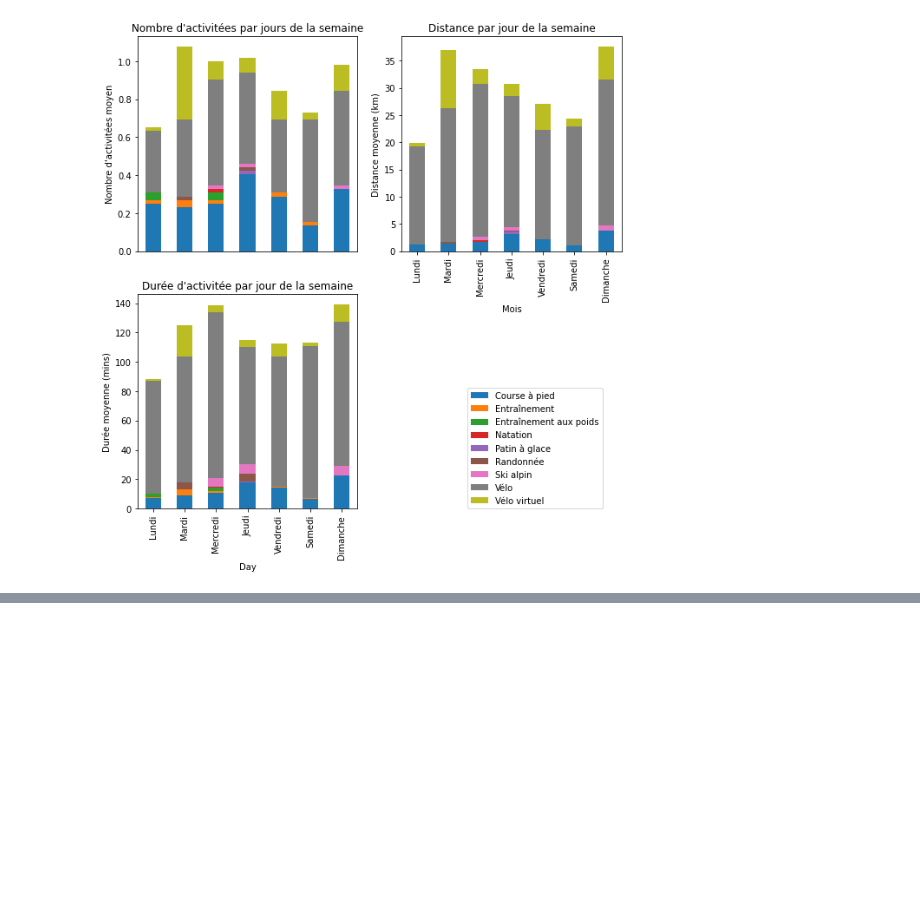
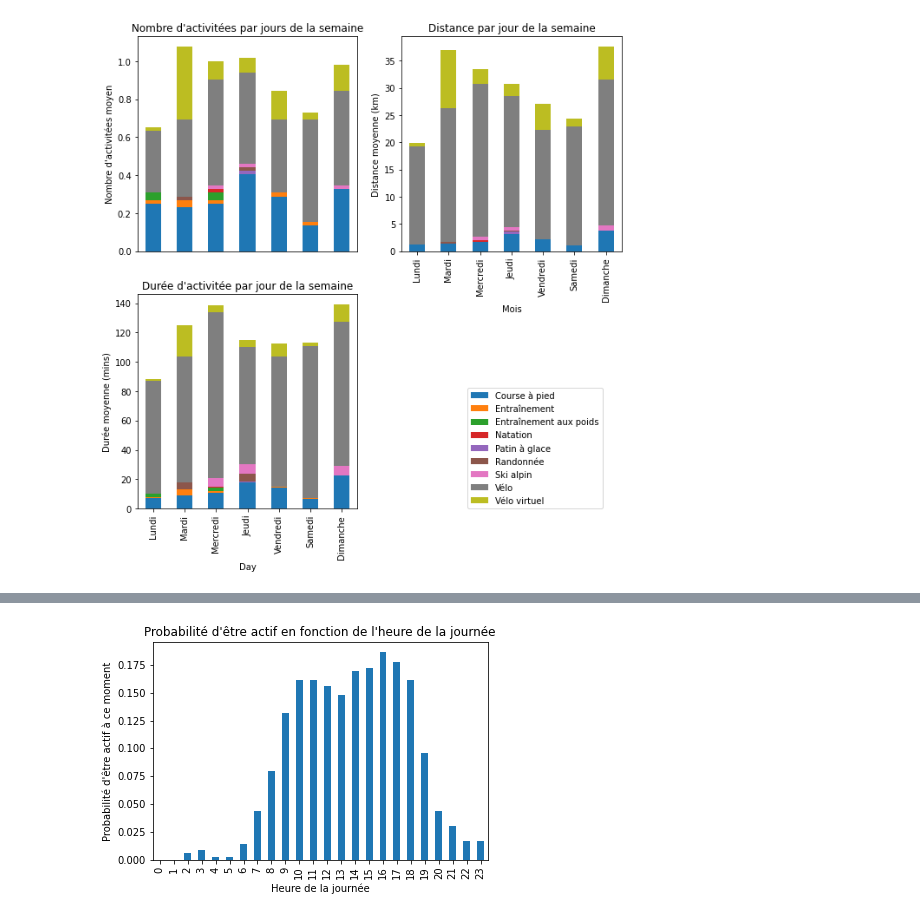
Before and after one commit to Ulysse3311/My-2020-in-sport, a Jupyter notebook: 2020 in sport Notebook.ipynb, the cells around one changed output, grey strips where cells are left out. Drawn from its saved outputs; the diff is of its cells as text; code cells hidden in the pictures; blank space fills up the shorter version.

Commit message:
ajout activité en fonction du moment de la journée

```diff
--- a/2020 in sport Notebook.ipynb
+++ b/2020 in sport Notebook.ipynb
@@ -199,0 +193,8 @@ plt.legend(loc = (1.5 ,0), ncol=1);
+# %%
+dfJournee=df2020[["Type d'activité","Heure","Temps écoulé"]]
+dfJournee["Temps écoulé"]=dfJournee["Temps écoulé"]/60 #convertion en heure
+dfJournee["Heure_Deb"]=dfJournee["Heure"].str.extract(r"^(\d\d)").astype(float)+dfJournee["Heure"].str.extract(r"^\d\d:(\d\d)").astype(float)/60 # séléction de l'heure seulement
+dfJournee["Heure_Fin"]=dfJournee["Heure_Deb"]+dfJournee["Temps écoulé"]
+dfJournee.reset_index(inplace=True)
+dfJournee=dfJournee[["Type d'activité","Heure_Deb","Heure_Fin"]]
+dfJournee
@@ -199,0 +215,6 @@ plt.legend(loc = (1.5 ,0), ncol=1);
+# %%
+# creation d'une colonne pour chaque heure de la journée
+for i in range(24):
+    plage=dfJournee[(i>=dfJournee["Heure_Deb"])&(i<=dfJournee["Heure_Fin"])]["Type d'activité"]
+    dfJournee=dfJournee.merge(plage,how="left",left_index=True, right_index=True,suffixes=('',i+1))
+dfJournee
@@ -199,0 +235,8 @@ plt.legend(loc = (1.5 ,0), ncol=1);
+# %%
+dfJournee.count()[3:].apply(lambda x:x/365).plot(kind="bar")
+plt.xticks(np.arange(24), range(24))
+plt.ylabel("Probabilité d'être actif à ce moment")
+plt.xlabel("Heure de la journée")
+plt.title("Probabilité d'être actif en fonction de l'heure de la journée");
+# %% [output]
+[figure, added]
```
Also changed, not shown: parts of 6 cells of this notebook.
